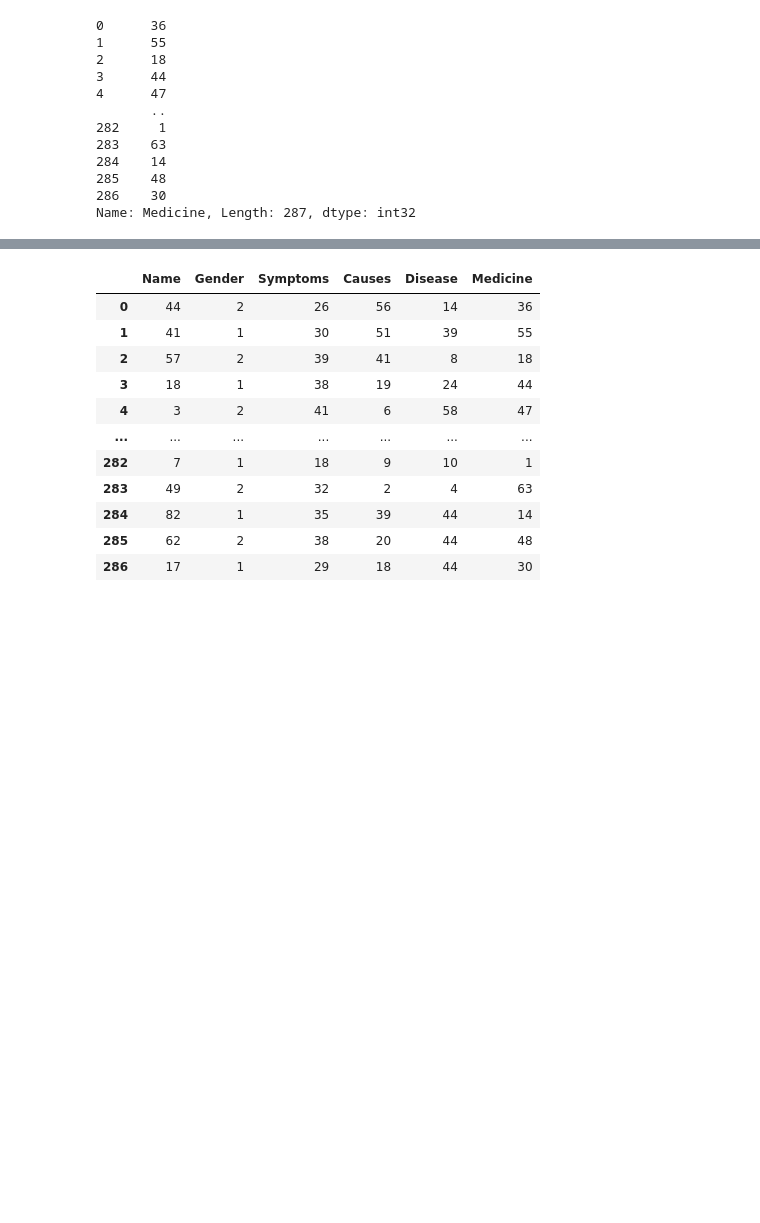
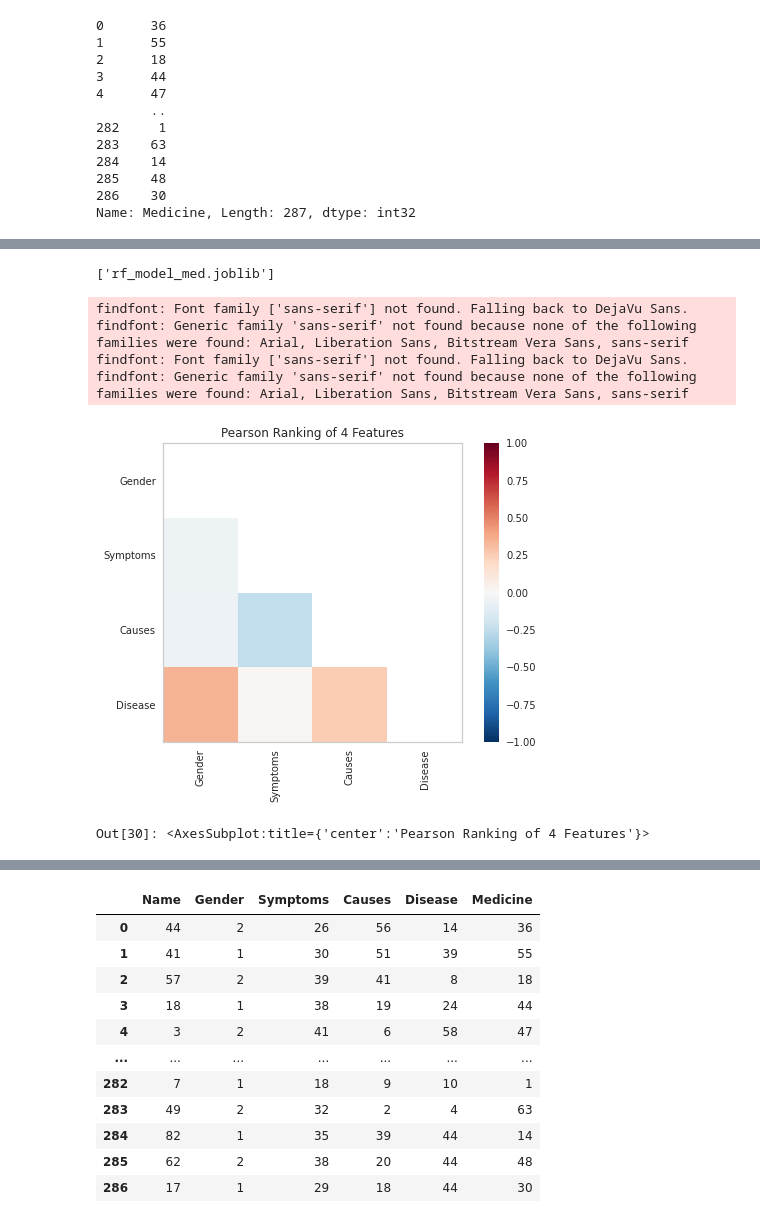
Before and after one commit to CobaltConcrete/Hackomania2024, a Jupyter notebook: frontend/Precision Health (AI Healthcare Automation).ipynb, the cells around one changed output, grey strips where cells are left out. Drawn from its saved outputs; the diff is of its cells as text; code cells hidden in the pictures; blank space fills up the shorter version.

```diff
--- a/frontend/Precision Health (AI Healthcare Automation).ipynb
+++ b/frontend/Precision Health (AI Healthcare Automation).ipynb
@@ -176,6 +191,7 @@ SVC Accuracy: 0.7586206896551724
 Naive Bayes Accuracy: 0.7586206896551724
 Decision Tree Model 0.6724137931034483
 # %%
-import pickle
 # Download best model, Random Forest Algorithm
-pickle.dump(rf_model, open('rf_model_med.pkl', 'wb'))
+joblib.dump(rf_model,'rf_model_med.joblib')
+# %% [output]
+['rf_model_med.joblib']
@@ -181,0 +204,13 @@ pickle.dump(rf_model, open('rf_model_med.pkl', 'wb'))
+# %%
+visualizer = Rank2D(algorithm='pearson')
+
+visualizer.fit(X, y)           # Fit the data to the visualizer
+visualizer.transform(X)        # Transform the data
+visualizer.show()
+# %% [output]
+findfont: Font family ['sans-serif'] not found. Falling back to DejaVu Sans.
+findfont: Generic family 'sans-serif' not found because none of the following families were found: Arial, Liberation Sans, Bitstream Vera Sans, sans-serif
+findfont: Font family ['sans-serif'] not found. Falling back to DejaVu Sans.
+findfont: Generic family 'sans-serif' not found because none of the following families were found: Arial, Liberation Sans, Bitstream Vera Sans, sans-serif
+[figure, added]
+Out[30]: <AxesSubplot:title={'center':'Pearson Ranking of 4 Features'}>
```
Also changed, not shown: parts of 13 cells of this notebook, 32 other files.
